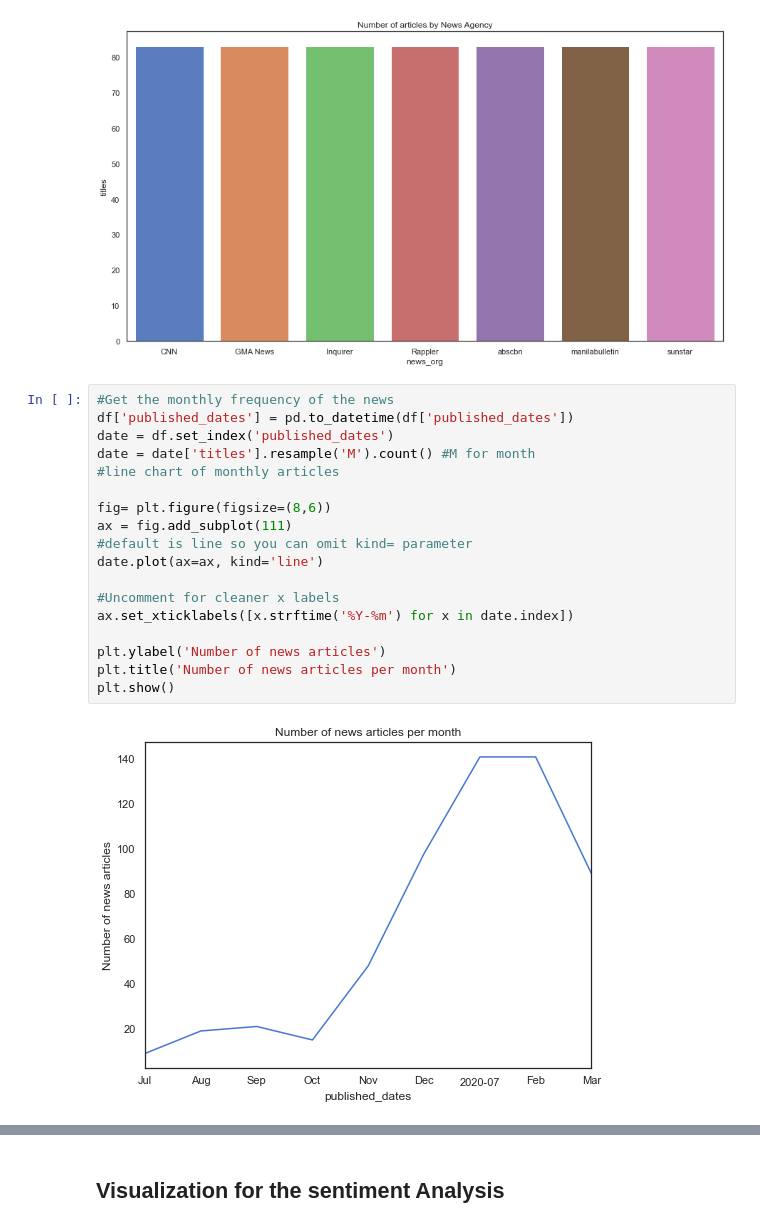
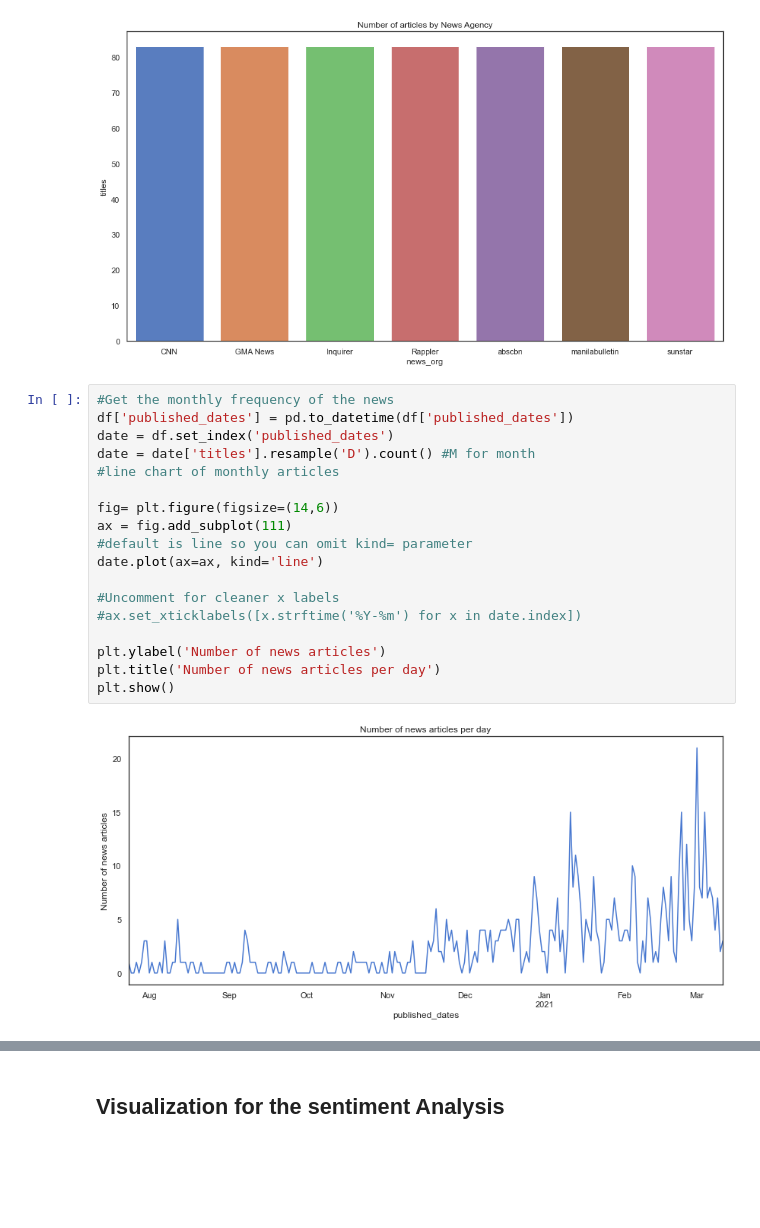
Before and after one commit to babybunso/team-sasa, a Jupyter notebook: sprint4project/2_visualizations 0607.ipynb, the cells around one changed output, grey strips where cells are left out. Drawn from its saved outputs; the diff is of its cells as text; blank space fills up the shorter version.

```diff
--- a/sprint4project/2_visualizations 0607.ipynb
+++ b/sprint4project/2_visualizations 0607.ipynb
@@ -57,23 +57,23 @@ plt.show()
 # %%
 #Get the monthly frequency of the news
 df['published_dates'] = pd.to_datetime(df['published_dates'])
 date = df.set_index('published_dates')
-date = date['titles'].resample('M').count() #M for month
+date = date['titles'].resample('D').count() #M for month
 #line chart of monthly articles
 
-fig= plt.figure(figsize=(8,6))
+fig= plt.figure(figsize=(14,6))
 ax = fig.add_subplot(111)
 #default is line so you can omit kind= parameter
 date.plot(ax=ax, kind='line')
 
 #Uncomment for cleaner x labels
-ax.set_xticklabels([x.strftime('%Y-%m') for x in date.index])
+#ax.set_xticklabels([x.strftime('%Y-%m') for x in date.index])
 
 plt.ylabel('Number of news articles')
-plt.title('Number of news articles per month')
+plt.title('Number of news articles per day')
 plt.show()
 # %% [output]
-[figure, old version]
+[figure, new version]
 # %%
 #line chart of monthly streams
 news_org = df.set_index('published_dates')
```
Also changed, not shown: parts of 23 cells of this notebook.
